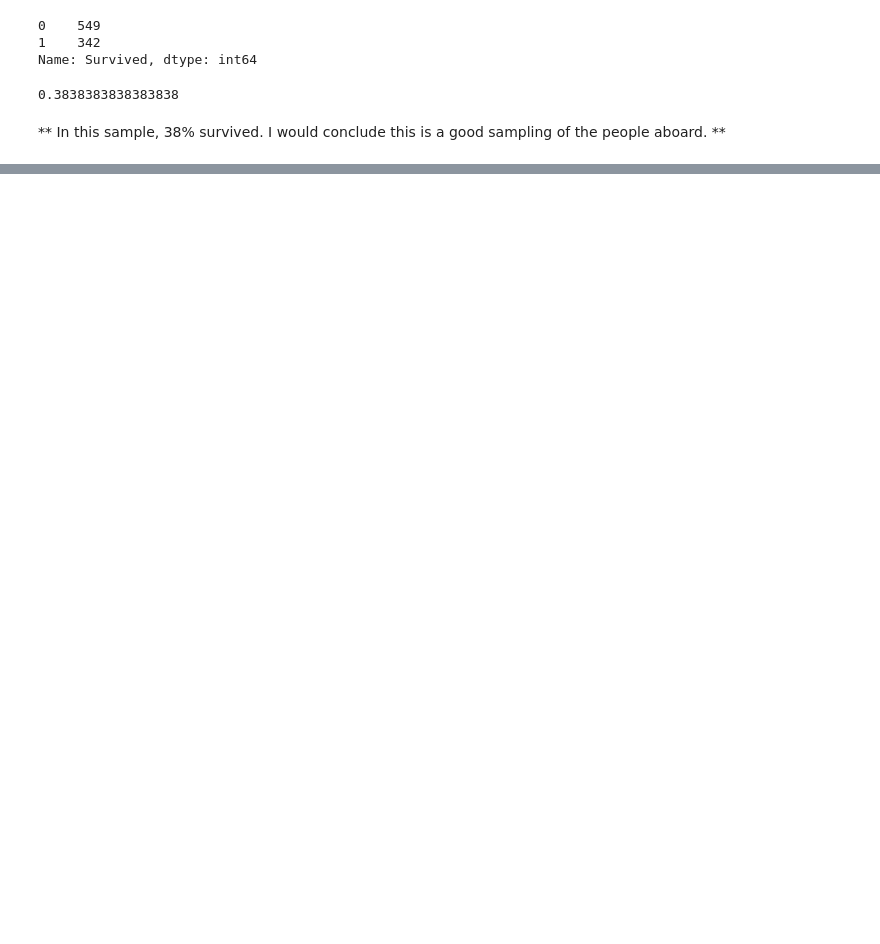
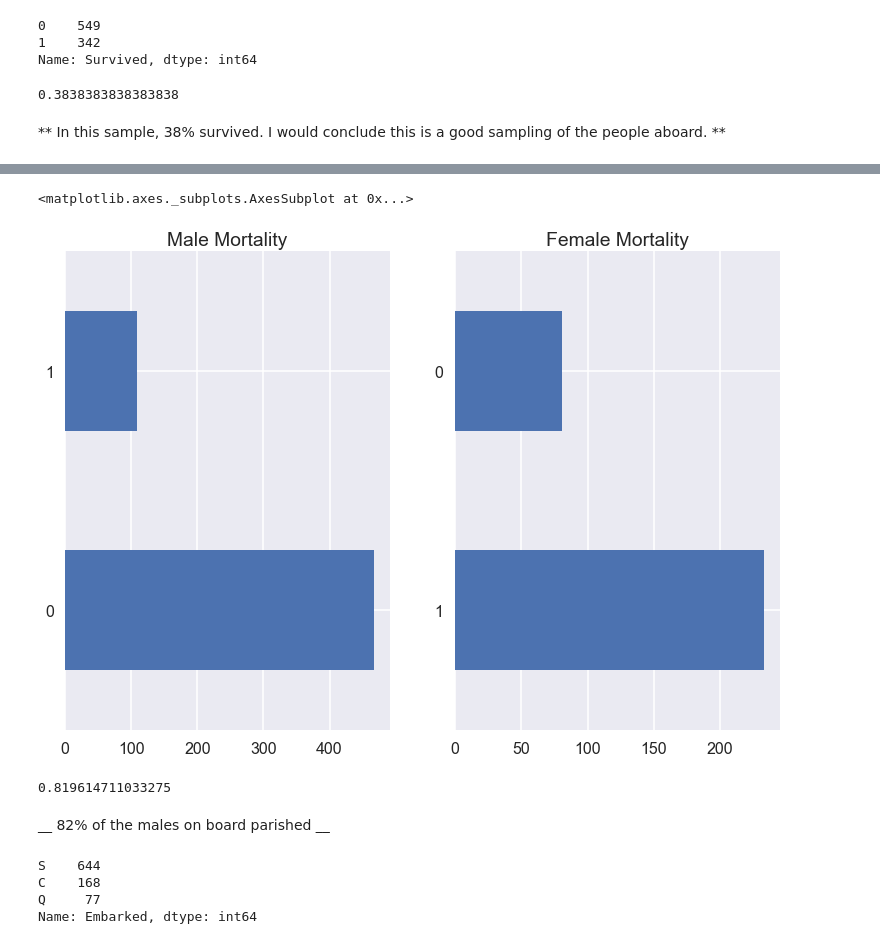
Before and after one commit to mjlsmith/Investigating-a-Dataset, a Jupyter notebook: Titanic Data analysis.ipynb, the cells around one changed output, grey strips where cells are left out. Saved outputs shown, nothing was run; the diff lists cells and outputs as text; code cells hidden in the pictures; blank space fills up the shorter version.

```diff
--- a/Titanic Data analysis.ipynb
+++ b/Titanic Data analysis.ipynb
@@ -59,0 +136,20 @@ Name: Survived, dtype: int64
+# %%
+fig, axs = plt.subplots(1,2)
+df[df.Sex== 'male'].Survived.value_counts().plot(kind= 'barh', ax = axs[0], title = 'Male Mortality')
+df[df.Sex== 'female'].Survived.value_counts().plot(kind= 'barh', ax = axs[1], title = 'Female Mortality')
+# %% [output]
+<matplotlib.axes._subplots.AxesSubplot at 0x...>
+[figure, added]
+# %%
+468/571.0
+# %% [output]
+0.819614711033275
+# %% [markdown]
+__ 82% of the males on board parished __
+# %%
+df.Embarked.value_counts()
+# %% [output]
+S    644
+C    168
+Q     77
+Name: Embarked, dtype: int64
```
Also changed, not shown: parts of 19 cells of this notebook.
